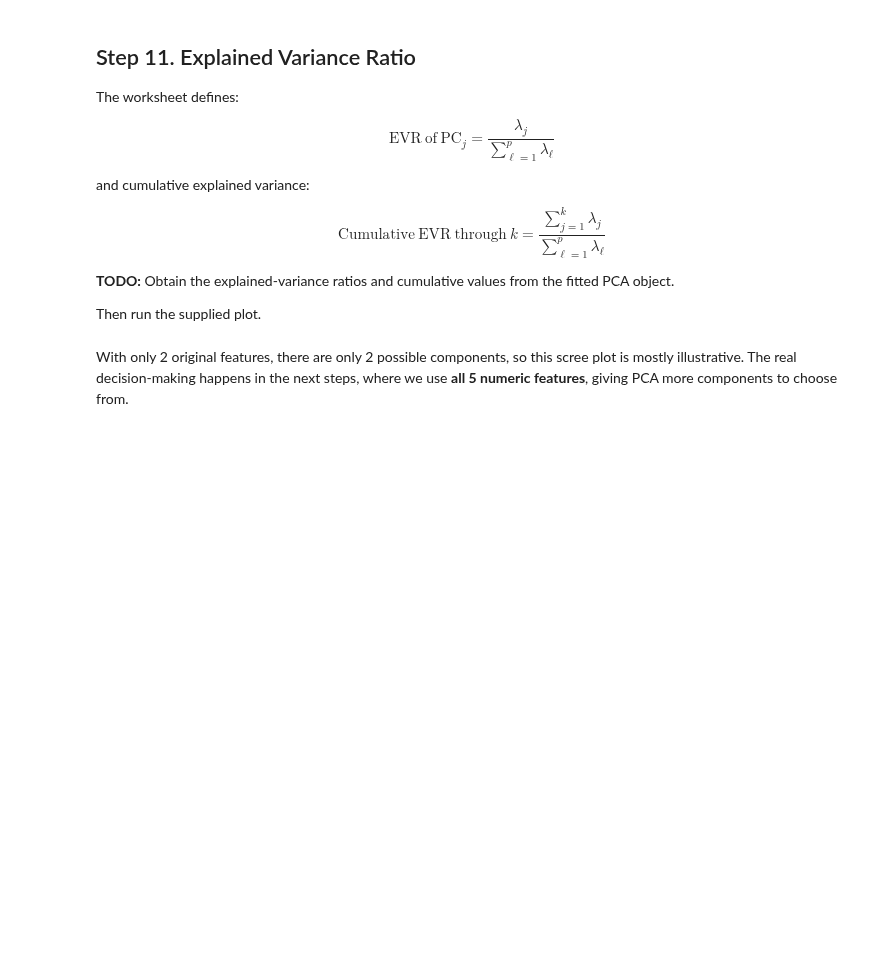
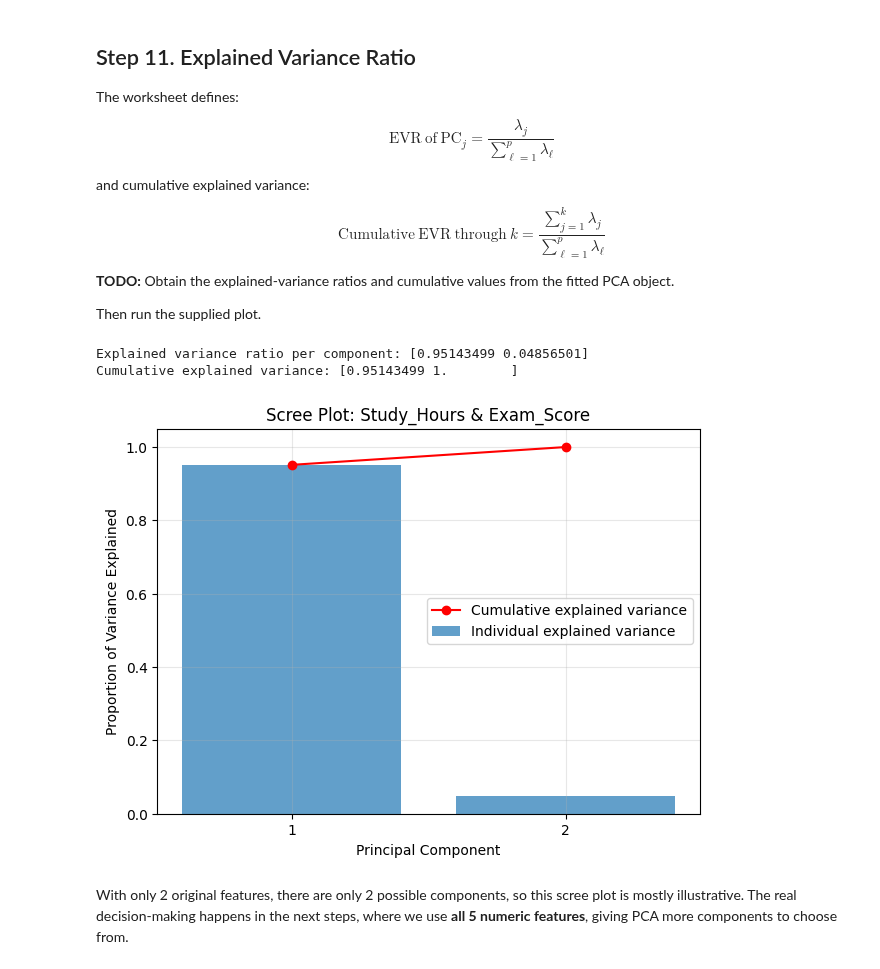
Before and after one commit to somraj112/aml_lab, a Jupyter notebook: Lab_11/L11_Student_PCA_TODO.ipynb, the cells around one changed output. Saved outputs shown, nothing was run; the diff lists cells and outputs as text; code cells hidden in the pictures; blank space fills up the shorter version.

```diff
--- a/Lab_11/L11_Student_PCA_TODO.ipynb
+++ b/Lab_11/L11_Student_PCA_TODO.ipynb
@@ -208,6 +269,8 @@ Use `PCA(n_components=2)` and compare its principal directions and explained var
 **TODO:** Create the PCA object and transform `X2`.
 # %%
 # TODO: Create PCA(n_components=2) and transform the standardized data X_scaled into Z.
+pca = PCA(n_components=2)
+Z = pca.fit_transform(X_scaled)
 
 print("sklearn principal directions (components_):\n", pca.components_)
 print("sklearn explained variance (eigenvalues):", pca.explained_variance_)
@@ -239,20 +309,26 @@ Then run the supplied plot.
 # %%
 # TODO: Get explained_variance_ratio_ and compute its cumulative sum.
 # The plotting code below is already provided.
+ratios = pca.explained_variance_ratio_
+cumulative = np.cumsum(ratios)
 
 print("Explained variance ratio per component:", ratios)
 print("Cumulative explained variance:", cumulative)
 
 plt.figure(figsize=(7, 5))
 plt.bar(range(1, len(ratios) + 1), ratios, alpha=0.7, label="Individual explained variance")
 plt.plot(range(1, len(ratios) + 1), cumulative, marker='o', color='red', label="Cumulative explained variance")
 plt.xlabel("Principal Component")
 plt.ylabel("Proportion of Variance Explained")
 plt.title("Scree Plot: Study_Hours & Exam_Score")
 plt.xticks(range(1, len(ratios) + 1))
 plt.legend()
 plt.grid(alpha=0.3)
 plt.show()
+# %% [output]
+Explained variance ratio per component: [0.95143499 0.04856501]
+Cumulative explained variance: [0.95143499 1.        ]
+[figure, added]
 # %% [markdown]
 With only 2 original features, there are only 2 possible components, so this scree plot is mostly illustrative. The real decision-making happens in the next steps, where we use **all 5 numeric features**, giving PCA more components to choose from.
 # %% [markdown]
```
Also changed, not shown: parts of 16 cells of this notebook, 3 other files.
